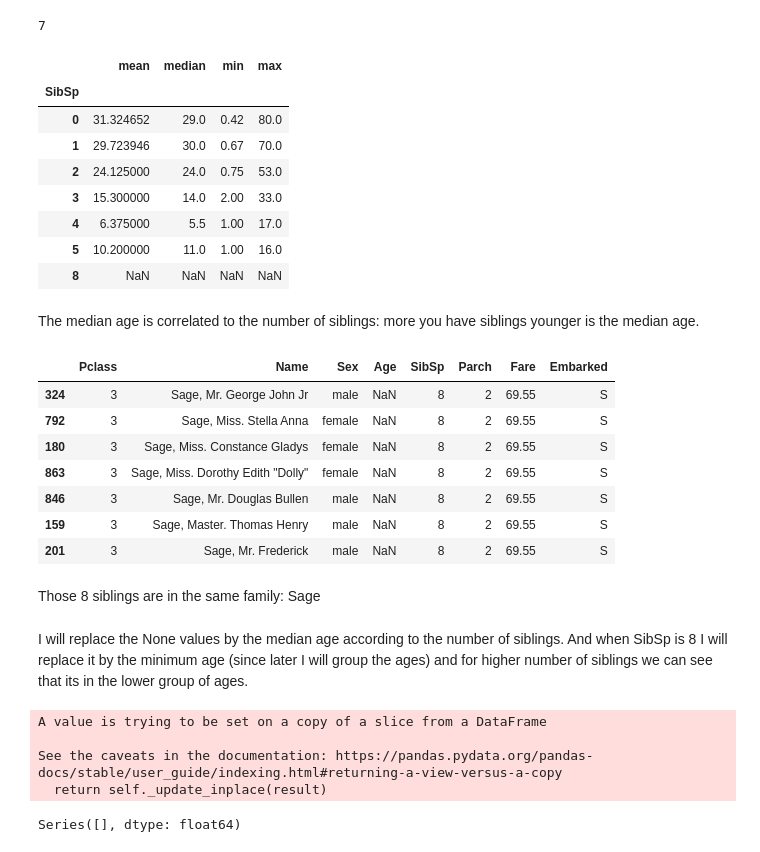
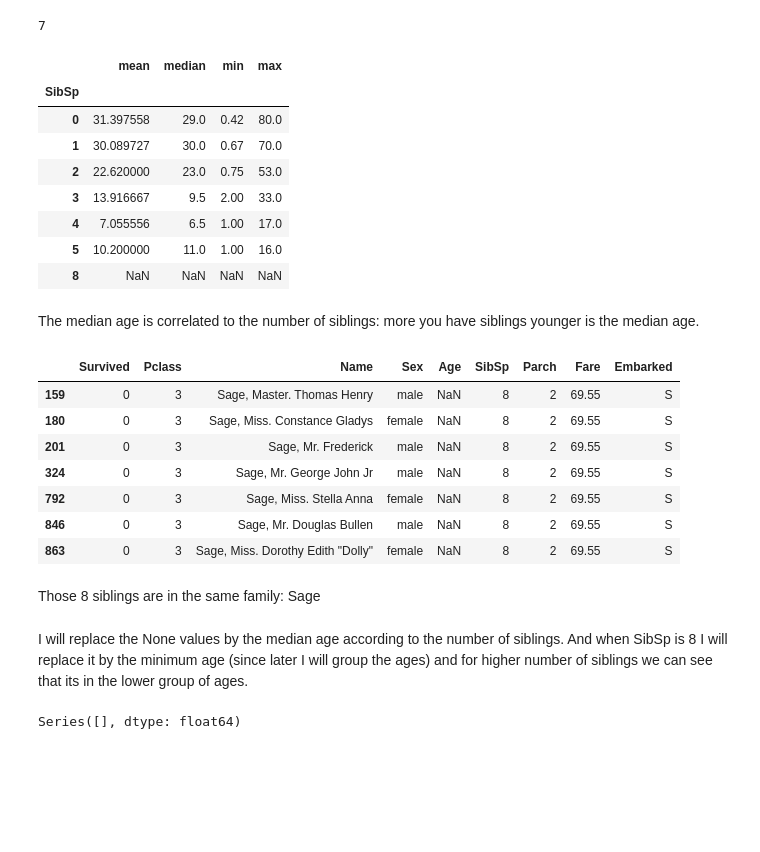
Before and after one commit to noakawa/Titanic, a Jupyter notebook: Titanic.ipynb, the cells around one changed output. Cells and saved outputs as stored; diff of their text form; code cells hidden in the pictures; blank space fills up the shorter version.

```diff
--- a/Titanic.ipynb
+++ b/Titanic.ipynb
@@ -331,4 +315,4 @@ X_train.groupby('Embarked')['Fare'].agg(['mean', 'median', 'max'])
 # %% [markdown]
 Highest fare embarked through gate C. For both of our None value we get higher fare than the mean for C so I will replace the None values by C
 # %%
-X_train['Embarked'].fillna('C', inplace=True)
+data_train['Embarked'].fillna('C', inplace=True)
@@ -360,43 +334,35 @@ X_train['SibSp'].nunique()
 # %% [output]
 7
 # %%
-X_train.groupby('SibSp')['Age'].agg(['mean', 'median','min', 'max'])
+data_train.groupby('SibSp')['Age'].agg(['mean', 'median','min', 'max'])
 # %% [output]
 |  | mean | median | min | max |
 | SibSp |  |  |  |  |
-| 0 | 31.324652 | 29.0 | 0.42 | 80.0 |
-| 1 | 29.723946 | 30.0 | 0.67 | 70.0 |
-| 2 | 24.125000 | 24.0 | 0.75 | 53.0 |
-| 3 | 15.300000 | 14.0 | 2.00 | 33.0 |
-| 4 | 6.375000 | 5.5 | 1.00 | 17.0 |
+| 0 | 31.397558 | 29.0 | 0.42 | 80.0 |
+| 1 | 30.089727 | 30.0 | 0.67 | 70.0 |
+| 2 | 22.620000 | 23.0 | 0.75 | 53.0 |
+| 3 | 13.916667 | 9.5 | 2.00 | 33.0 |
+| 4 | 7.055556 | 6.5 | 1.00 | 17.0 |
 | 5 | 10.200000 | 11.0 | 1.00 | 16.0 |
 | 8 | NaN | NaN | NaN | NaN |
-# %% [markdown]
-The median age is correlated to the number of siblings: more you have siblings younger is the median age.
+# %% [markdown]
+The median age is correlated to the number of siblings: more you have siblings younger is the median age.
 # %%
-X_train[X_train['SibSp']==8]
+data_train[data_train['SibSp']==8]
 # %% [output]
-|  | Pclass | Name | Sex | Age | SibSp | Parch | Fare | Embarked |
-| 324 | 3 | Sage, Mr. George John Jr | male | NaN | 8 | 2 | 69.55 | S |
-| 792 | 3 | Sage, Miss. Stella Anna | female | NaN | 8 | 2 | 69.55 | S |
-| 180 | 3 | Sage, Miss. Constance Gladys | female | NaN | 8 | 2 | 69.55 | S |
-| 863 | 3 | Sage, Miss. Dorothy Edith "Dolly" | female | NaN | 8 | 2 | 69.55 | S |
-| 846 | 3 | Sage, Mr. Douglas Bullen | male | NaN | 8 | 2 | 69.55 | S |
-| 159 | 3 | Sage, Master. Thomas Henry | male | NaN | 8 | 2 | 69.55 | S |
-| 201 | 3 | Sage, Mr. Frederick | male | NaN | 8 | 2 | 69.55 | S |
+|  | Survived | Pclass | Name | Sex | Age | SibSp | Parch | Fare | Embarked |
+| 159 | 0 | 3 | Sage, Master. Thomas Henry | male | NaN | 8 | 2 | 69.55 | S |
+| 180 | 0 | 3 | Sage, Miss. Constance Gladys | female | NaN | 8 | 2 | 69.55 | S |
+| 201 | 0 | 3 | Sage, Mr. Frederick | male | NaN | 8 | 2 | 69.55 | S |
+| 324 | 0 | 3 | Sage, Mr. George John Jr | male | NaN | 8 | 2 | 69.55 | S |
+| 792 | 0 | 3 | Sage, Miss. Stella Anna | female | NaN | 8 | 2 | 69.55 | S |
+| 846 | 0 | 3 | Sage, Mr. Douglas Bullen | male | NaN | 8 | 2 | 69.55 | S |
+| 863 | 0 | 3 | Sage, Miss. Dorothy Edith "Dolly" | female | NaN | 8 | 2 | 69.55 | S |
-# %% [markdown]
-Those 8 siblings are in the same family: Sage
+# %% [markdown]
+Those 8 siblings are in the same family: Sage
 # %% [markdown]
 I will replace the None values by the median age according to the number of siblings. And when SibSp is 8 I will replace it by the minimum age (since later I will group the ages) and for higher number of siblings we can see that its in the lower group of ages.
 # %%
-X_train['Age'].fillna(X_train.groupby('SibSp')['Age'].transform('median'), inplace=True)
-X_train['Age'].fillna(X_train['Age'].min(), inplace=True)
-
-X_test['Age'].fillna(X_train.groupby('SibSp')['Age'].transform('median'), inplace=True)
-X_test['Age'].fillna(X_train['Age'].min(), inplace=True)
+data_train['Age'].fillna(data_train.groupby('SibSp')['Age'].transform('median'), inplace=True)
+data_train['Age'].fillna(data_train['Age'].min(), inplace=True)
-# %% [output]
-A value is trying to be set on a copy of a slice from a DataFrame
-
-See the caveats in the documentation: https://pandas.pydata.org/pandas-docs/stable/user_guide/indexing.html#returning-a-view-versus-a-copy
-  return self._update_inplace(result)
 # %%
```
Also changed, not shown: parts of 121 cells of this notebook.
